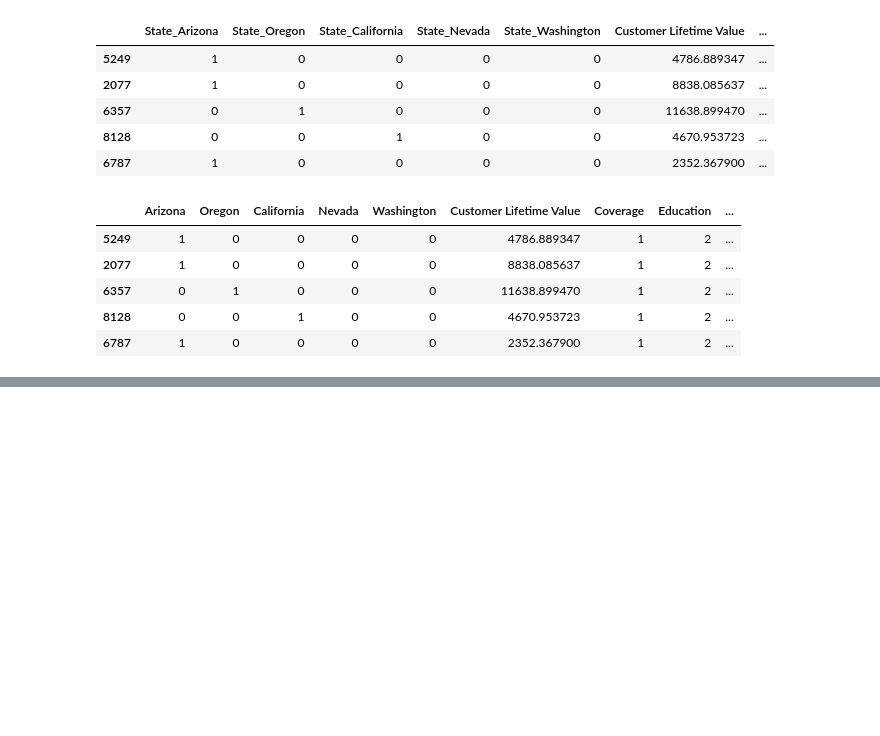
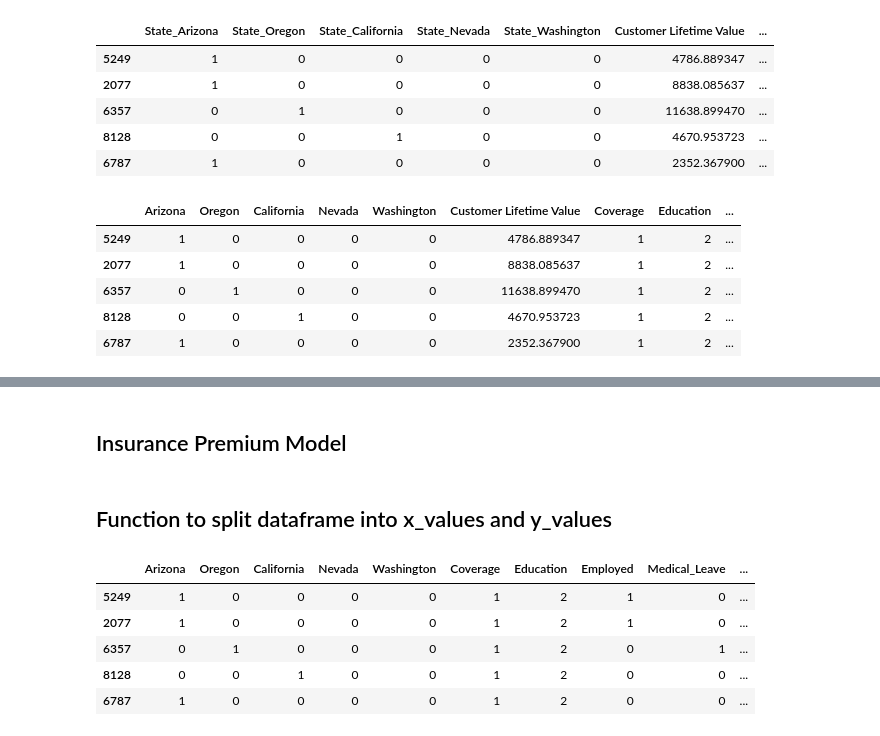
Before and after one commit to EvidenceN/Insurance_premium_prediction, a Jupyter notebook: model/premium2.ipynb, the cells around one changed output, grey strips where cells are left out. Drawn from its saved outputs; the diff is of its cells as text; code cells hidden in the pictures; blank space fills up the shorter version.

Commit message:
finished function for splitting into x and y variables

```diff
--- a/model/premium2.ipynb
+++ b/model/premium2.ipynb
@@ -901,0 +483,2 @@ train_encoded.head()
+# %% [markdown]
+## Insurance Premium Model
@@ -901,0 +488,2 @@ train_encoded.head()
+# %% [markdown]
+## Function to split dataframe into x_values and y_values
@@ -901,0 +515,9 @@ train_encoded.head()
+# %%
+x_train.head()
+# %% [output]
+|  | Arizona | Oregon | California | Nevada | Washington | Coverage | Education | Employed | Medical_Leave | ... |
+| 5249 | 1 | 0 | 0 | 0 | 0 | 1 | 2 | 1 | 0 | ... |
+| 2077 | 1 | 0 | 0 | 0 | 0 | 1 | 2 | 1 | 0 | ... |
+| 6357 | 0 | 1 | 0 | 0 | 0 | 1 | 2 | 0 | 1 | ... |
+| 8128 | 0 | 0 | 1 | 0 | 0 | 1 | 2 | 0 | 0 | ... |
+| 6787 | 1 | 0 | 0 | 0 | 0 | 1 | 2 | 0 | 0 | ... |
```
Also changed, not shown: parts of 58 cells of this notebook, 1 other file.
